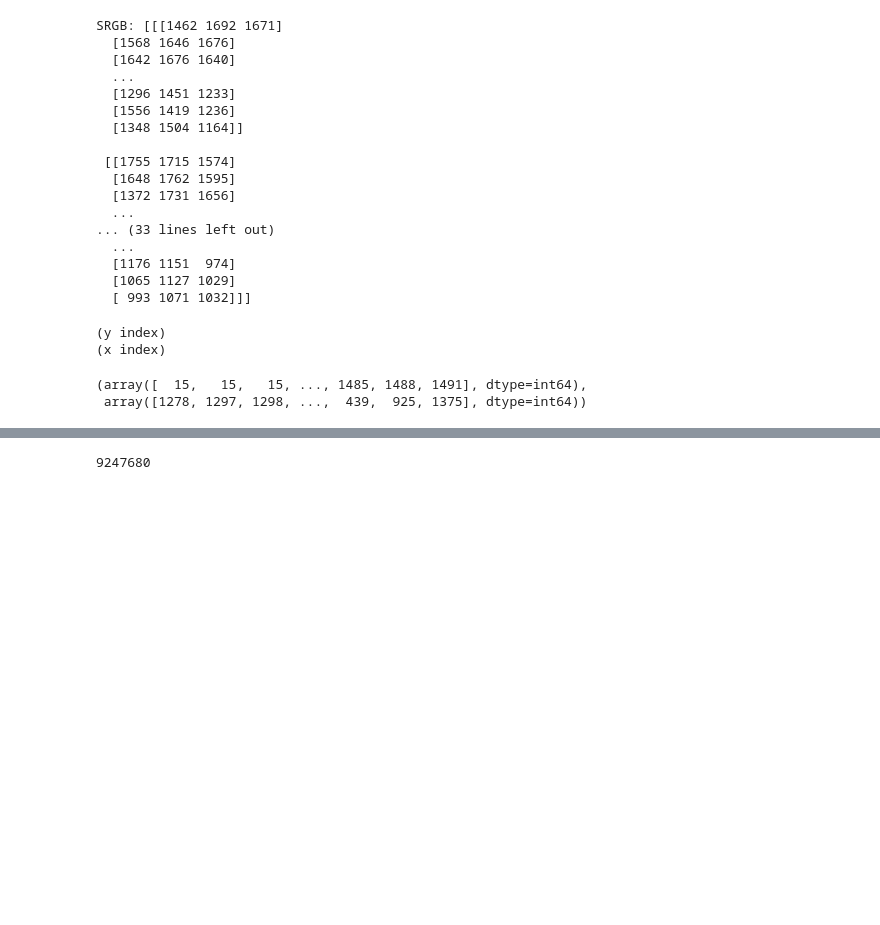
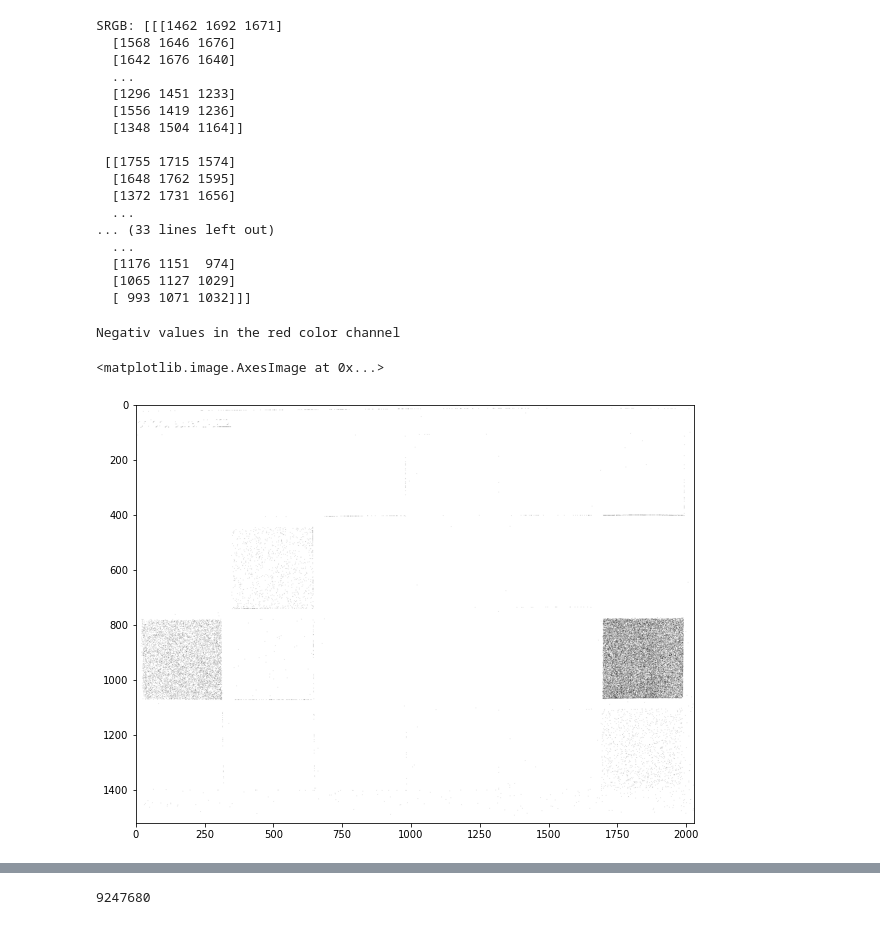
Before and after one commit to felix-b1-jadehs/notebooks, a Jupyter notebook: DNG2RGB_converter.ipynb, the cells around one changed output, grey strips where cells are left out. Cells and saved outputs as stored; diff of their text form; code cells hidden in the pictures; blank space fills up the shorter version.

Commit message:
Show where the negative values are

```diff
--- a/DNG2RGB_converter.ipynb
+++ b/DNG2RGB_converter.ipynb
@@ -545,9 +549,18 @@ SRGB: [[[1462 1692 1671]
 # %%
-print("(y index)\n(x index)")
-np.where(sRGB[:,:,0]<0)
+#print("(y index)\n(x index)")
+neg_y, neg_x = np.where(sRGB[:,:,0]<0)
+# show postions of neagtiv indexes
+print("Negativ values in the red color channel")
+neg_index = list(zip(neg_y, neg_x))
+neg_img = np.ones(sRGB.shape)
+for y, x in neg_index:
+    neg_img[y,x,:] = [0,0,0]
+
+
+im = Image.fromarray((neg_img * 255).astype(np.uint8))
+plt.imshow(im)
 # %% [output]
-(y index)
-(x index)
+Negativ values in the red color channel
-(array([  15,   15,   15, ..., 1485, 1488, 1491], dtype=int64),
- array([1278, 1297, 1298, ...,  439,  925, 1375], dtype=int64))
+<matplotlib.image.AxesImage at 0x...>
+[figure, added]
 # %%
```
Also changed, not shown: parts of 9 cells of this notebook.
